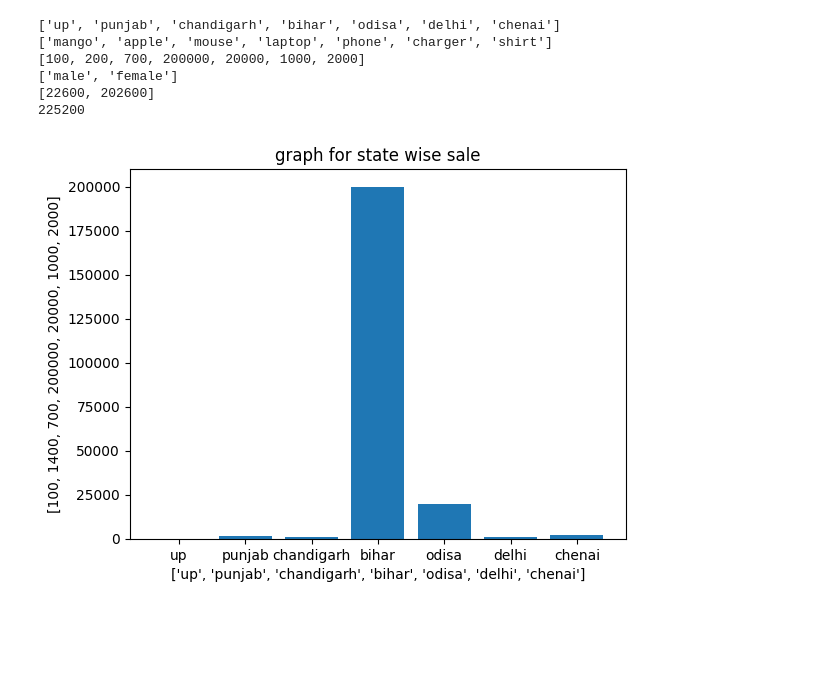
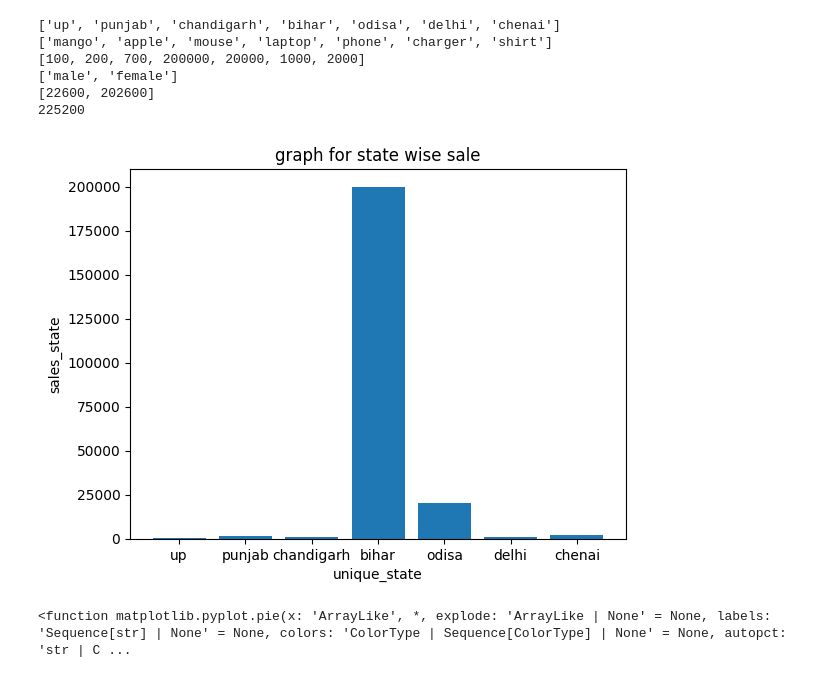
Before and after one commit to gashishkumar2201-collab/Python-class, a Jupyter notebook: data_analist.ipynb, the cells around one changed output. Saved outputs shown, nothing was run; the diff lists cells and outputs as text; code cells hidden in the pictures; blank space fills up the shorter version.

```diff
--- a/data_analist.ipynb
+++ b/data_analist.ipynb
@@ -35,36 +35,37 @@ print(product_wise)
 
 unique_gender=[]
 gender_wise_sale = []
 for i in gender:
   if i not in unique_gender:
     unique_gender.append(i)
     gender_wise_sale.append(0)
 for i in range(len(gender)):
   index = unique_gender.index(gender[i])
   gender_wise_sale[index] = gender_wise_sale[index] + amount[i]
 print(unique_gender)
 print(gender_wise_sale)
 
 
 
 total_sale=0
 for i in amount:
   total_sale=total_sale+i
 print(total_sale)
 plt.bar(unique_state, sales_state)
 plt.title("graph for state wise sale")
-plt.xlabel(unique_state)
-plt.ylabel(sales_state)
+plt.xlabel("unique_state")
+plt.ylabel("sales_state")
 plt.show()
 plt.pie
 # %% [output]
 ['up', 'punjab', 'chandigarh', 'bihar', 'odisa', 'delhi', 'chenai']
 ['mango', 'apple', 'mouse', 'laptop', 'phone', 'charger', 'shirt']
 [100, 200, 700, 200000, 20000, 1000, 2000]
 ['male', 'female']
 [22600, 202600]
 225200
-[figure, old version]
+[figure, new version]
+<function matplotlib.pyplot.pie(x: 'ArrayLike', *, explode: 'ArrayLike | None' = None, labels: 'Sequence[str] | None' = None, colors: 'ColorType | Sequence[ColorType] | None' = None, autopct: 'str | C ...
 # %%
 import matplotlib.pyplot as plt
 customer_names=["ashish","ram","sayam","aarti","aditaya","amrita","swati","tanu","aanu","tom"]
```
Also changed, not shown: parts of 4 cells of this notebook.
